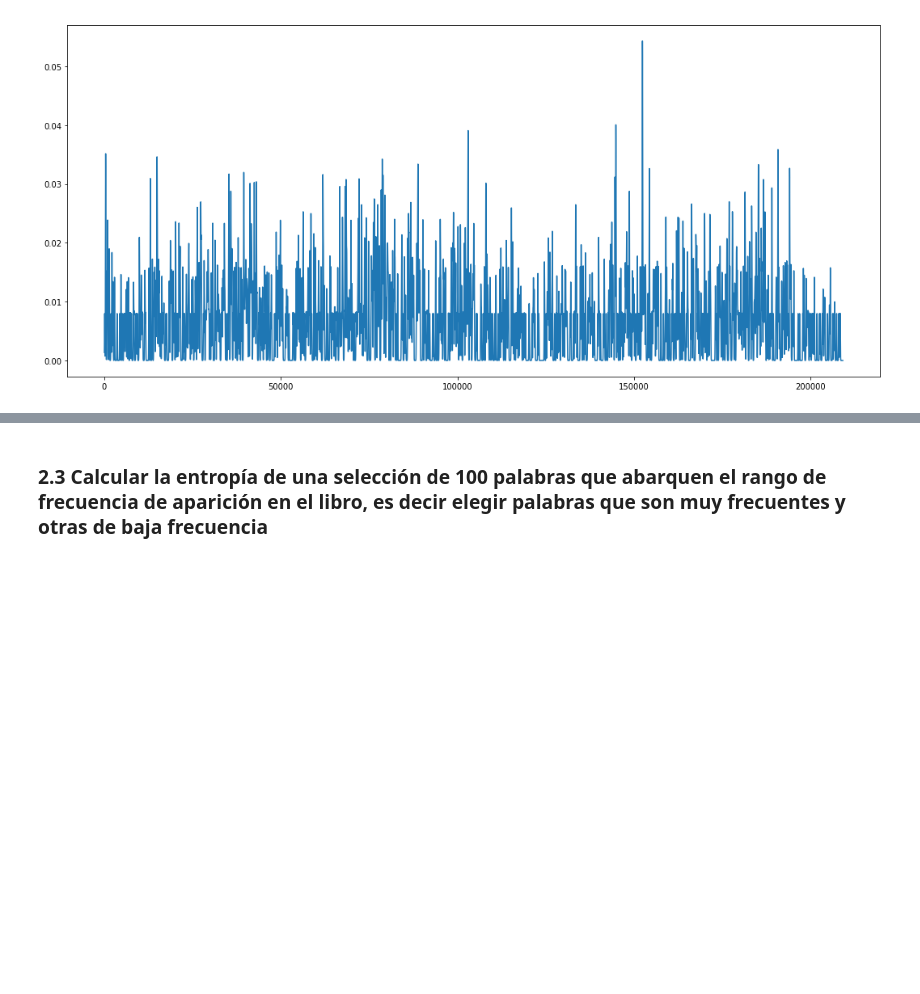
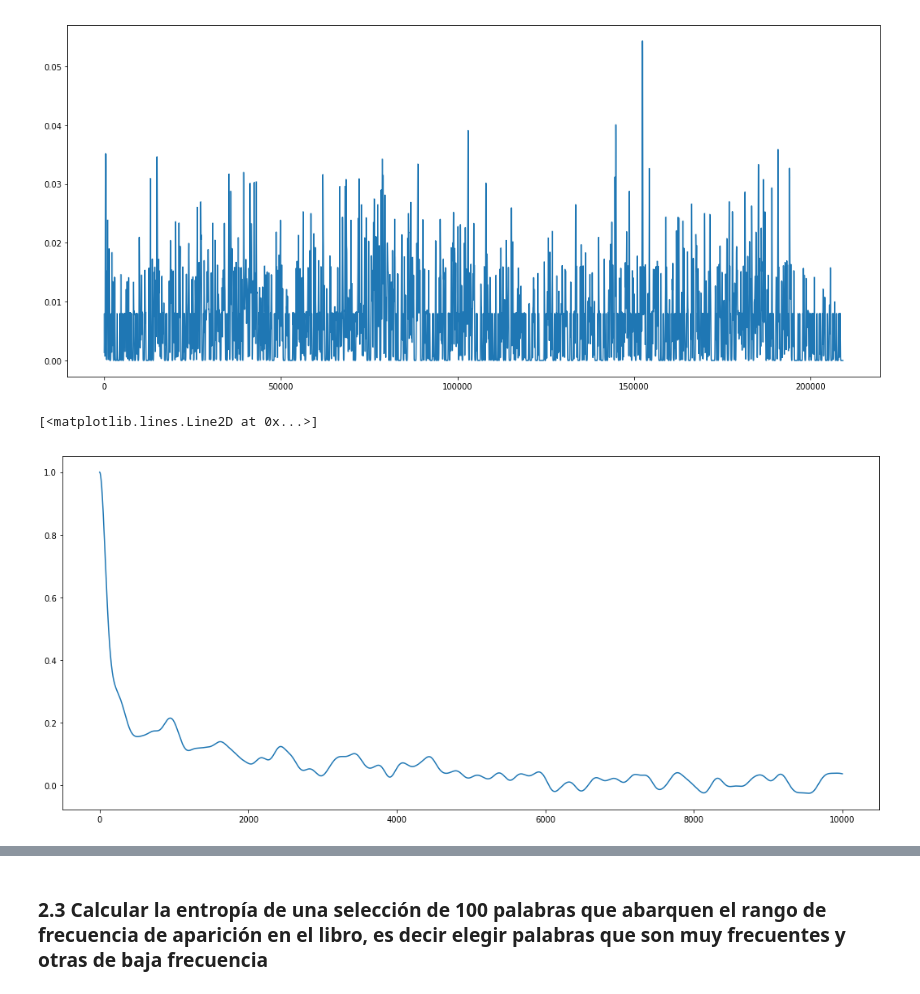
Before and after one commit to dgaus/cienciadatos, a Jupyter notebook: tp6/Ciencia de Datos - TP6.ipynb, the cells around one changed output, grey strips where cells are left out. Saved outputs shown, nothing was run; the diff lists cells and outputs as text; code cells hidden in the pictures; blank space fills up the shorter version.

```diff
--- a/tp6/Ciencia de Datos - TP6.ipynb
+++ b/tp6/Ciencia de Datos - TP6.ipynb
@@ -248,3 +253,14 @@ plt.plot(smoothed_vectors['for'])
 # %% [output]
 [<matplotlib.lines.Line2D at 0x...>]
 [figure]
+# %%
+AUTOCORR_ITERATIONS = 10000
+
+@load_or_call
+def get_autocorr_data(vector):
+    return [pd.Series(vector).autocorr(lag=lag) for lag in trange(AUTOCORR_ITERATIONS)]
+
+plt.plot(get_autocorr_data(smoothed_vectors['plants']))
+# %% [output]
+[<matplotlib.lines.Line2D at 0x...>]
+[figure, added]
```
Also changed, not shown: parts of 5 cells of this notebook.
